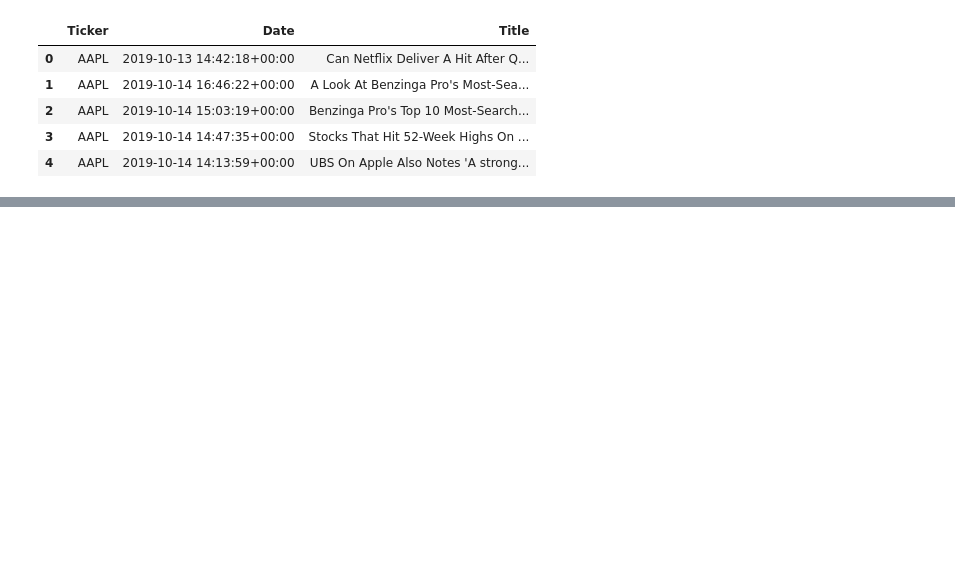
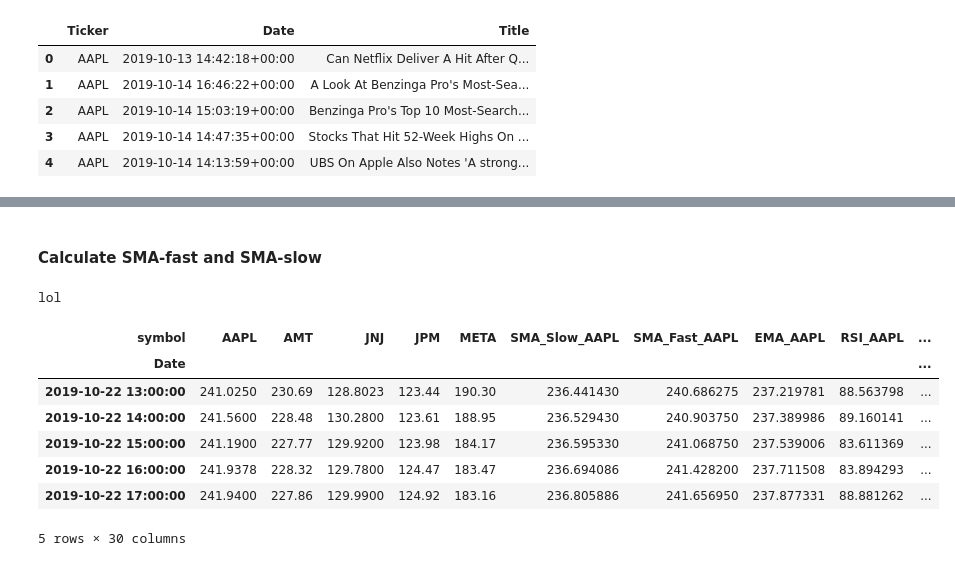
Before and after one commit to AnaFilipaMartelo/Project3, a Jupyter notebook: Market_Trend_Predictor.ipynb, the cells around one changed output, grey strips where cells are left out. Drawn from its saved outputs; the diff is of its cells as text; code cells hidden in the pictures; blank space fills up the shorter version.

```diff
--- a/Market_Trend_Predictor.ipynb
+++ b/Market_Trend_Predictor.ipynb
@@ -52,0 +64,6 @@ news_data.head()
+# %%
+# Preprocess news data for sentiment analysis
+preprocessed_data = preprocess_news_data(news_data)
+
+# Print the preprocessed data
+preprocessed_data.head()
@@ -52,0 +72,5 @@ news_data.head()
+# %%
+# Perform sentiment analysis
+# Note: this process will take approximately 34 minutes
+sentiment_df = perform_sentiment_analysis(preprocessed_data)
+print(sentiment_df.head())
@@ -52,0 +126,3 @@ news_data.head()
+# %%
+# Create sentiment summary to evaluate statistics (min, max, mean, sum of sentiment scores) as potential features for the model
+sentiment_summary = create_sentiment_summary(tickers, sentiment_df, formatted_price_data)
@@ -52,0 +174,25 @@ news_data.head()
+# %% [markdown]
+#### Calculate SMA-fast and SMA-slow
+# %%
+fast_window = 4  # Adjust the fast SMA window as needed
+slow_window = 50  # Adjust the slow SMA and EMA window as needed
+rsi_window = 14   # Adjust the RSI window as needed
+
+# Calculate technical indicators
+technical_indicators_df = calculate_technical_indicators(formatted_price_data, fast_window, slow_window, rsi_window, sentiment_summary)
+
+# Separate features and target variables
+features = technical_indicators_df.filter(like='_').copy()  # Filter columns with '_'
+# %% [output]
+lol
+# %%
+technical_indicators_df.head()
+# %% [output]
+| symbol | AAPL | AMT | JNJ | JPM | META | SMA_Slow_AAPL | SMA_Fast_AAPL | EMA_AAPL | RSI_AAPL | ... |
+| Date |  |  |  |  |  |  |  |  |  | ... |
+| 2019-10-22 13:00:00 | 241.0250 | 230.69 | 128.8023 | 123.44 | 190.30 | 236.441430 | 240.686275 | 237.219781 | 88.563798 | ... |
+| 2019-10-22 14:00:00 | 241.5600 | 228.48 | 130.2800 | 123.61 | 188.95 | 236.529430 | 240.903750 | 237.389986 | 89.160141 | ... |
+| 2019-10-22 15:00:00 | 241.1900 | 227.77 | 129.9200 | 123.98 | 184.17 | 236.595330 | 241.068750 | 237.539006 | 83.611369 | ... |
+| 2019-10-22 16:00:00 | 241.9378 | 228.32 | 129.7800 | 124.47 | 183.47 | 236.694086 | 241.428200 | 237.711508 | 83.894293 | ... |
+| 2019-10-22 17:00:00 | 241.9400 | 227.86 | 129.9900 | 124.92 | 183.16 | 236.805886 | 241.656950 | 237.877331 | 88.881262 | ... |
+5 rows × 30 columns
```
Also changed, not shown: parts of 12 cells of this notebook, 1 other file.
